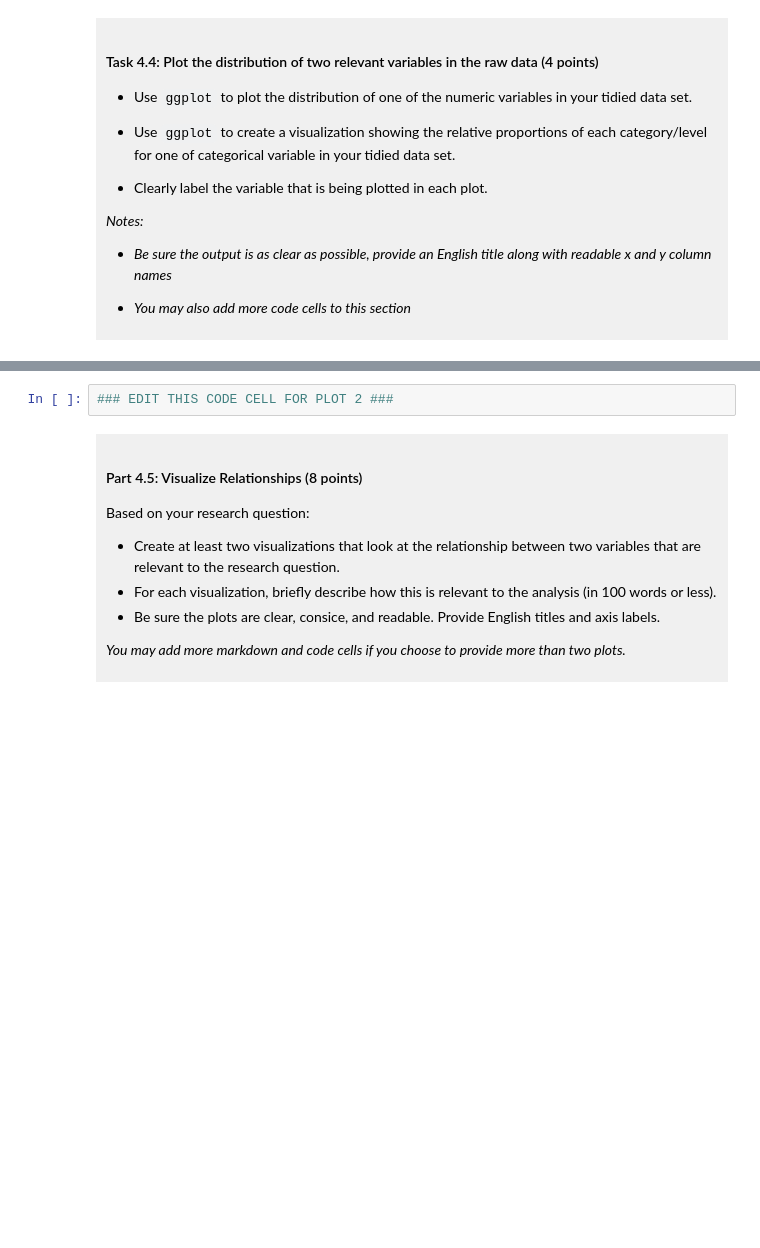
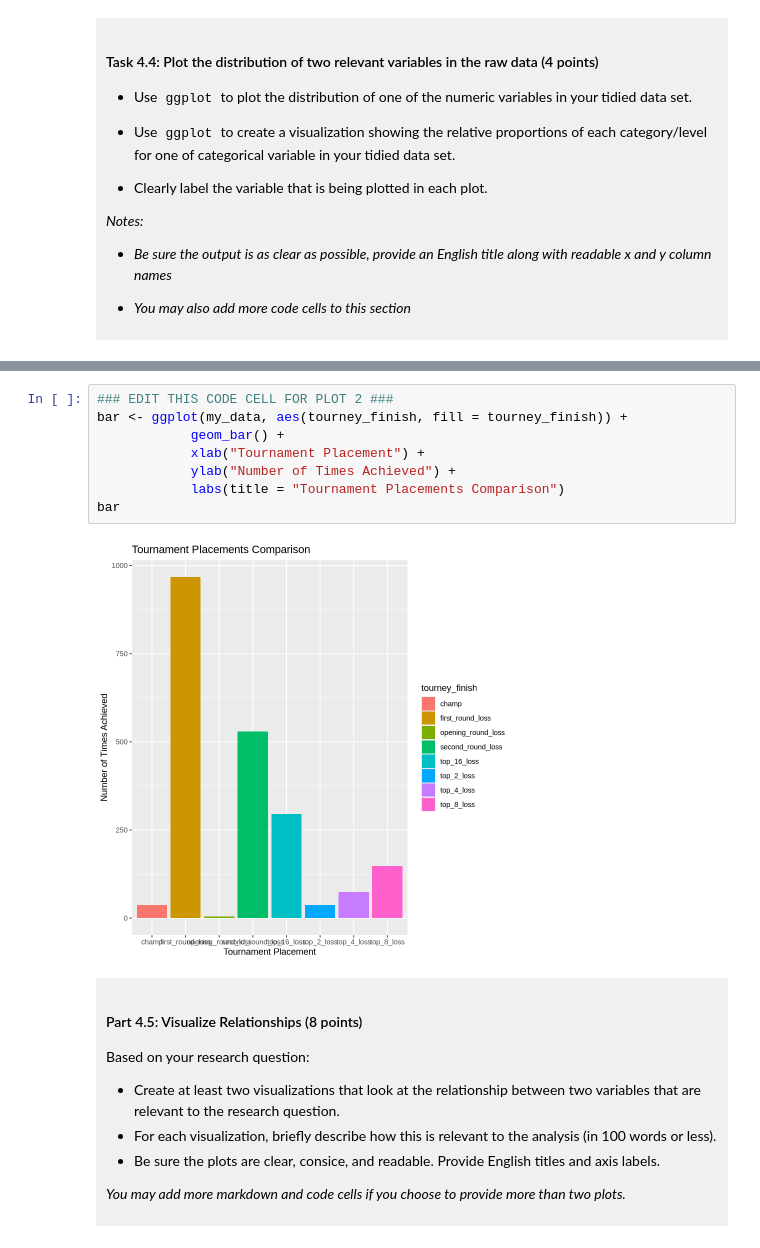
Before and after one commit to kflb-ubc/dsci-100-project-kirsten-bungubung, a Jupyter notebook: dsci-100-project-notebook.ipynb, the cells around one changed output, grey strips where cells are left out. Drawn from its saved outputs; the diff is of its cells as text; blank space fills up the shorter version.

```diff
--- a/dsci-100-project-notebook.ipynb
+++ b/dsci-100-project-notebook.ipynb
@@ -308,5 +370,13 @@ You will refine your research question (if needed) and produce a tidy data set.
 # %%
 ### EDIT THIS CODE CELL FOR PLOT 2 ###
+bar <- ggplot(my_data, aes(tourney_finish, fill = tourney_finish)) +
+            geom_bar() +
+            xlab("Tournament Placement") +
+            ylab("Number of Times Achieved") +
+            labs(title = "Tournament Placements Comparison")
+bar
+# %% [output]
+[figure, added]
 # %% [markdown]
 <div style="background-color: #f0f0f0; padding: 10px;">
 
```
Also changed, not shown: parts of 11 cells of this notebook.
